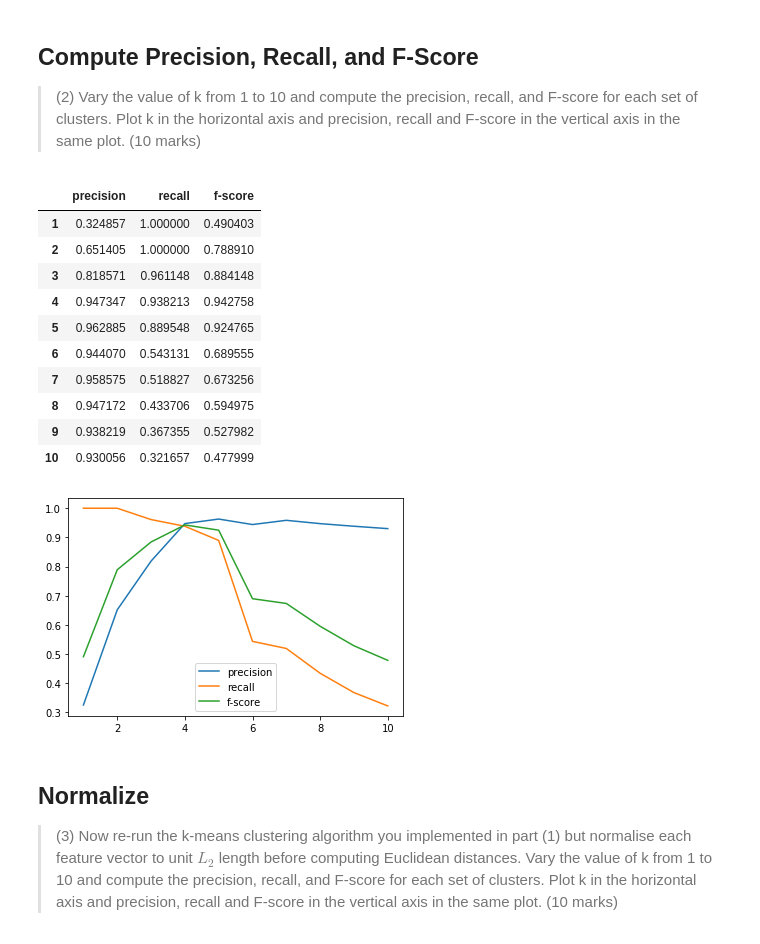
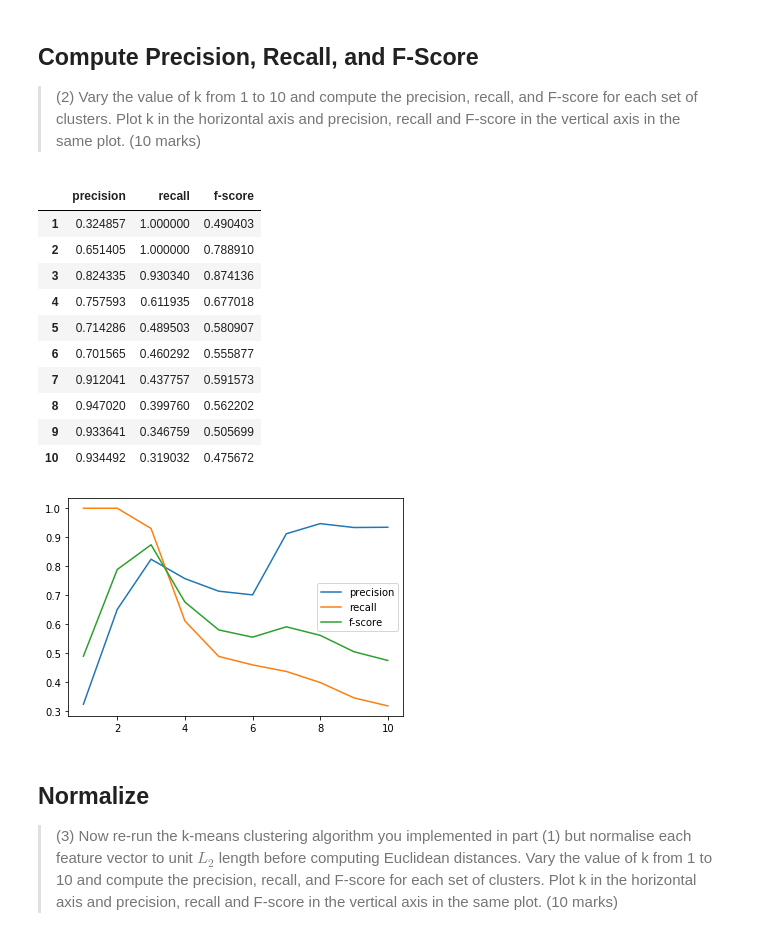
Before and after one commit to peterprescott/kmeans, a Jupyter notebook: notebook.ipynb, the cells around one changed output. Cells and saved outputs as stored; diff of their text form; code cells hidden in the pictures.

```diff
--- a/notebook.ipynb
+++ b/notebook.ipynb
@@ -103,8 +97,8 @@ class KMeans():
 
     def __init__(
                 self,
-                k = 4,
-                data = words,
+                k,
+                D,
                 metric = euclidean_distance,
                 norm = False,
                 max_iterations = 10**3,
@@ -115,7 +109,7 @@ class KMeans():
 
         Args:
             k (int): number of clusters to divide data into.
-            data (list): list of Words.
+            D (Dataset): as defined by Dataset() class.
             metric (function): to measure distance between points.
             norm (Boolean): whether or not to normalize vectors.
             iterations (int): when to stop if no convergence.
@@ -125,13 +119,14 @@ class KMeans():
         self.k = k
 
         if norm == True:
-            self.data = normalize(data)
+            self.data = normalize(D.data)
         else:
-            self.data = data
+            self.data = D.data
 
         self.metric = metric
 
         if seed:
+            self.seed = seed
             np.random.seed(seed)
 
         # we track centroid positions and cluster labels in nested dicts,
@@ -153,8 +148,12 @@ class KMeans():
         self.cluster = self._cluster[self._iteration]
         self.label = self._label[self._iteration]
 
+        self.convergence = self._iteration + 1
+        if self.convergence == max_iterations:
+            self.convergence = np.nan
 
         self._evaluate()
+
 
     def _start(self):
         """Shuffle dataset and position centroids on first k datapoints."""
@@ -237,17 +236,21 @@ class KMeans():
         self.false_positives = 0
         self.false_negatives = 0
 
-        D = self.data
+        data = self.data
 
-        for i in range(len(D)):
-            for j in range(i+1, len(D)):
-                if D[i].category == D[j].category and self.label[D[i].name] == self.label[D[j].name]:
+        for i in range(len(data)):
+            for j in range(i+1, len(data)):
+                if data[i].category == data[j].category \
+                and self.label[data[i].name] == self.label[data[j].name]:
                     self.true_positives += 1
-                if D[i].category != D[j].category and self.label[D[i].name] == self.label[D[j].name]:
+                if data[i].category != data[j].category \
+                and self.label[data[i].name] == self.label[data[j].name]:
                     self.false_positives += 1
-                if D[i].category != D[j].category and self.label[D[i].name] != self.label[D[j].name]:
+                if data[i].category != data[j].category \
+                and self.label[data[i].name] != self.label[data[j].name]:
                     self.true_negatives += 1
-                if D[i].category == D[j].category and self.label[D[i].name] != self.label[D[j].name]:
+                if data[i].category == data[j].category \
+                and self.label[data[i].name] != self.label[data[j].name]:
                     self.false_negatives += 1
 
 
@@ -260,27 +263,34 @@ class KMeans():
 ## Compute Precision, Recall, and F-Score
 
 > (2) Vary the value of k from 1 to 10 and compute the precision, recall, and F-score for each set of clusters. Plot k in the horizontal axis and precision, recall and F-score in the vertical axis in the same plot. (10 marks)
+# %%
+words = Dataset(['animals','countries','fruits','veggies'])
 # %%
 score = {}
+model = {}
 for k in range(1,11):
-    model = KMeans(k=k, seed=2)
-    score[k] = {'precision':model.precision,'recall':model.recall,'f-score':model.f_score}
+    model = KMeans(k=k, D=words, seed=2)
+    score[k] = {'precision':model.precision,\
+                'recall':model.recall,\
+                'f-score':model.f_score,\
+#                'convergence':model.convergence,
+               }
 scores = pd.DataFrame(score).transpose()
 scores.plot()
 scores
 # %% [output]
 |  | precision | recall | f-score |
 | 1 | 0.324857 | 1.000000 | 0.490403 |
 | 2 | 0.651405 | 1.000000 | 0.788910 |
-| 3 | 0.818571 | 0.961148 | 0.884148 |
-| 4 | 0.947347 | 0.938213 | 0.942758 |
-| 5 | 0.962885 | 0.889548 | 0.924765 |
-| 6 | 0.944070 | 0.543131 | 0.689555 |
-| 7 | 0.958575 | 0.518827 | 0.673256 |
-| 8 | 0.947172 | 0.433706 | 0.594975 |
-| 9 | 0.938219 | 0.367355 | 0.527982 |
-| 10 | 0.930056 | 0.321657 | 0.477999 |
+| 3 | 0.824335 | 0.930340 | 0.874136 |
+| 4 | 0.757593 | 0.611935 | 0.677018 |
+| 5 | 0.714286 | 0.489503 | 0.580907 |
+| 6 | 0.701565 | 0.460292 | 0.555877 |
+| 7 | 0.912041 | 0.437757 | 0.591573 |
+| 8 | 0.947020 | 0.399760 | 0.562202 |
+| 9 | 0.933641 | 0.346759 | 0.505699 |
+| 10 | 0.934492 | 0.319032 | 0.475672 |
-[figure, old version]
+[figure, new version]
 # %% [markdown]
 ## Normalize
 
```
Also changed, not shown: parts of 11 cells of this notebook.
